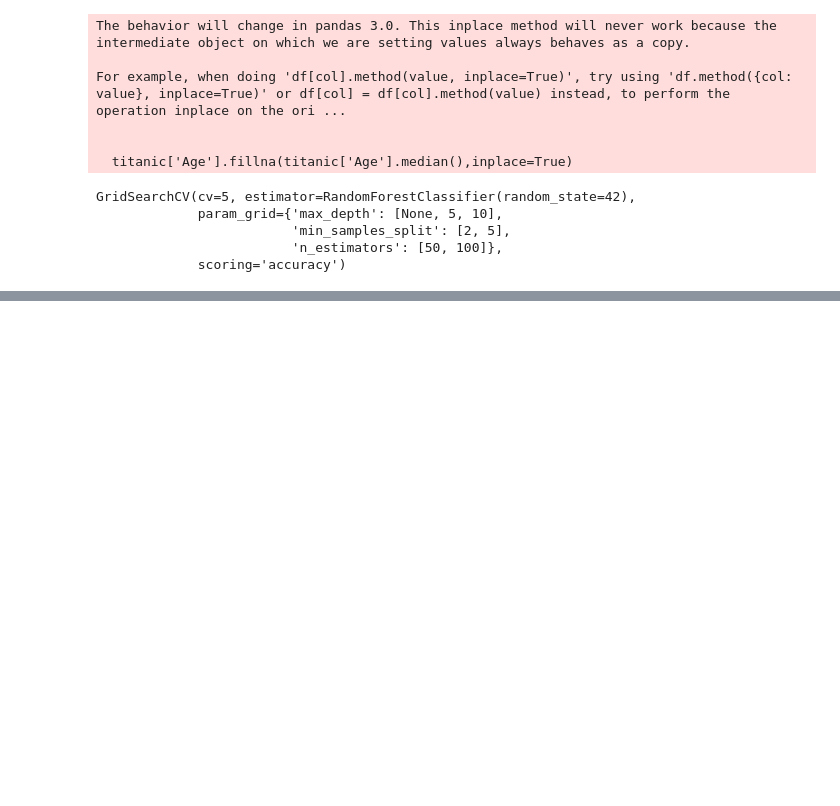
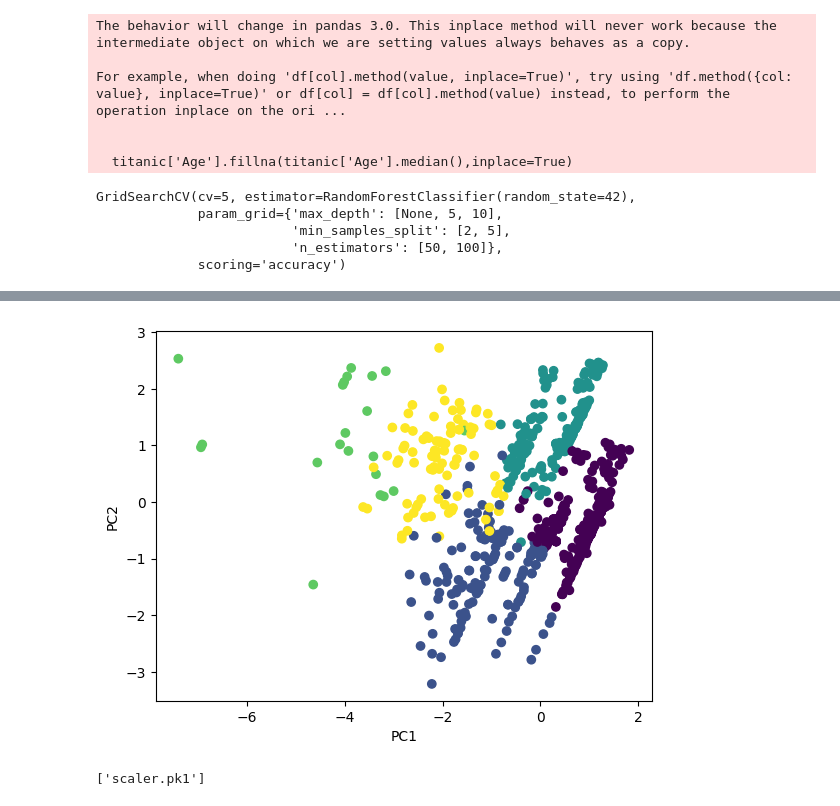
Before and after one commit to Fatima-05/GDGOC-AI-ML, a Jupyter notebook: Class15.ipynb, the cells around one changed output, grey strips where cells are left out. Drawn from its saved outputs; the diff is of its cells as text; code cells hidden in the pictures; blank space fills up the shorter version.

```diff
--- a/Class15.ipynb
+++ b/Class15.ipynb
@@ -117,0 +171,10 @@ GridSearchCV(cv=5, estimator=RandomForestClassifier(random_state=42),
+# %%
+pca=PCA(n_components=2)
+X_pca=pca.fit_transform(X_scaled)
+
+plt.scatter(X_pca[:,0],X_pca[:,1],c=clusters)
+plt.xlabel("PC1")
+plt.ylabel("PC2")
+plt.show()
+# %% [output]
+[figure, added]
@@ -117,0 +190,6 @@ GridSearchCV(cv=5, estimator=RandomForestClassifier(random_state=42),
+# %%
+best_model = grid.best_estimator_
+joblib.dump(best_model,"titanic_rf_model.pk1")
+joblib.dump(scaler,"scaler.pk1")
+# %% [output]
+['scaler.pk1']
```
Also changed, not shown: parts of 8 cells of this notebook.
